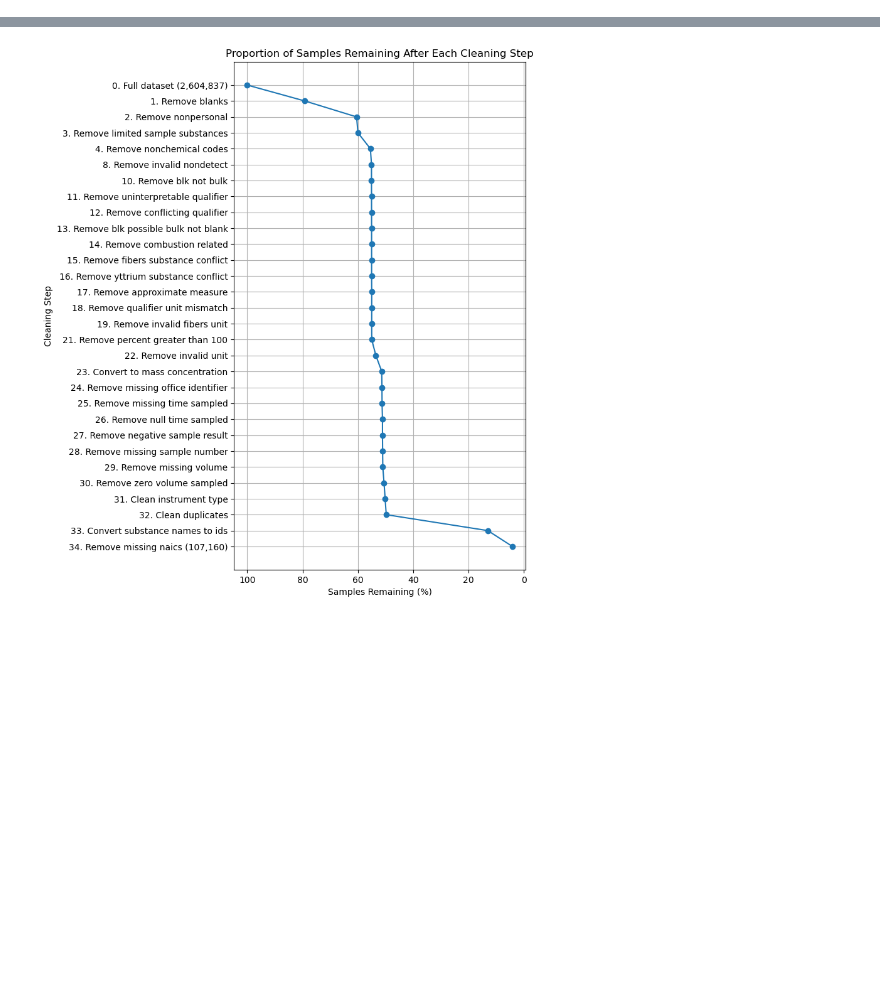
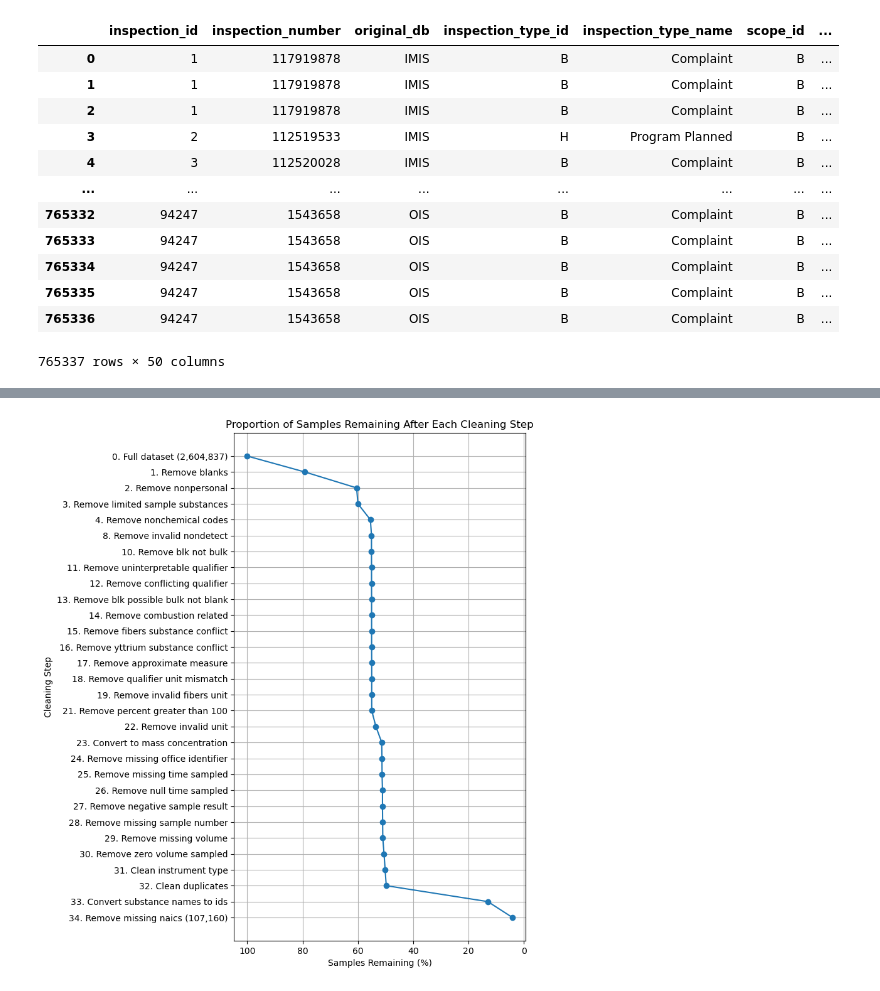
Before and after one commit to jkvasnicka/ht-occupational-plus, a Jupyter notebook: 20241121_training_set_dev.ipynb, the cells around one changed output, grey strips where cells are left out. Saved outputs shown, nothing was run; the diff lists cells and outputs as text; code cells hidden in the pictures; blank space fills up the shorter version.

```diff
--- a/exposure_model_dev_1.ipynb
+++ b/20241121_training_set_dev.ipynb
@@ -51,0 +140,16 @@ config = UnifiedConfiguration()
+# %%
+raw_usis
+# %% [output]
+|  | inspection_id | inspection_number | original_db | inspection_type_id | inspection_type_name | scope_id | ... |
+| 0 | 1 | 117919878 | IMIS | B | Complaint | B | ... |
+| 1 | 1 | 117919878 | IMIS | B | Complaint | B | ... |
+| 2 | 1 | 117919878 | IMIS | B | Complaint | B | ... |
+| 3 | 2 | 112519533 | IMIS | H | Program Planned | B | ... |
+| 4 | 3 | 112520028 | IMIS | B | Complaint | B | ... |
+| ... | ... | ... | ... | ... | ... | ... | ... |
+| 765332 | 94247 | 1543658 | OIS | B | Complaint | B | ... |
+| 765333 | 94247 | 1543658 | OIS | B | Complaint | B | ... |
+| 765334 | 94247 | 1543658 | OIS | B | Complaint | B | ... |
+| 765335 | 94247 | 1543658 | OIS | B | Complaint | B | ... |
+| 765336 | 94247 | 1543658 | OIS | B | Complaint | B | ... |
+765337 rows × 50 columns
```
Also changed, not shown: parts of 25 cells of this notebook.
